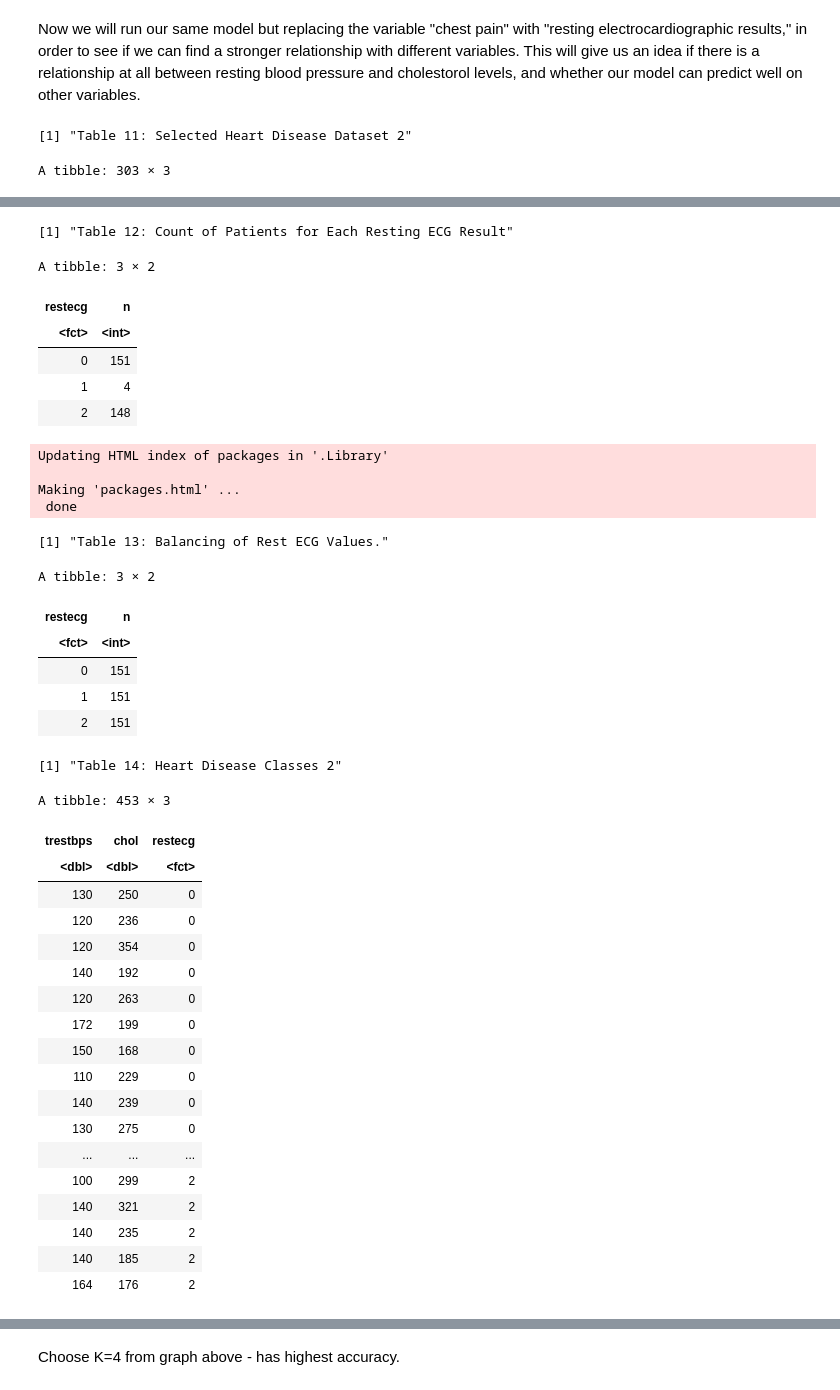
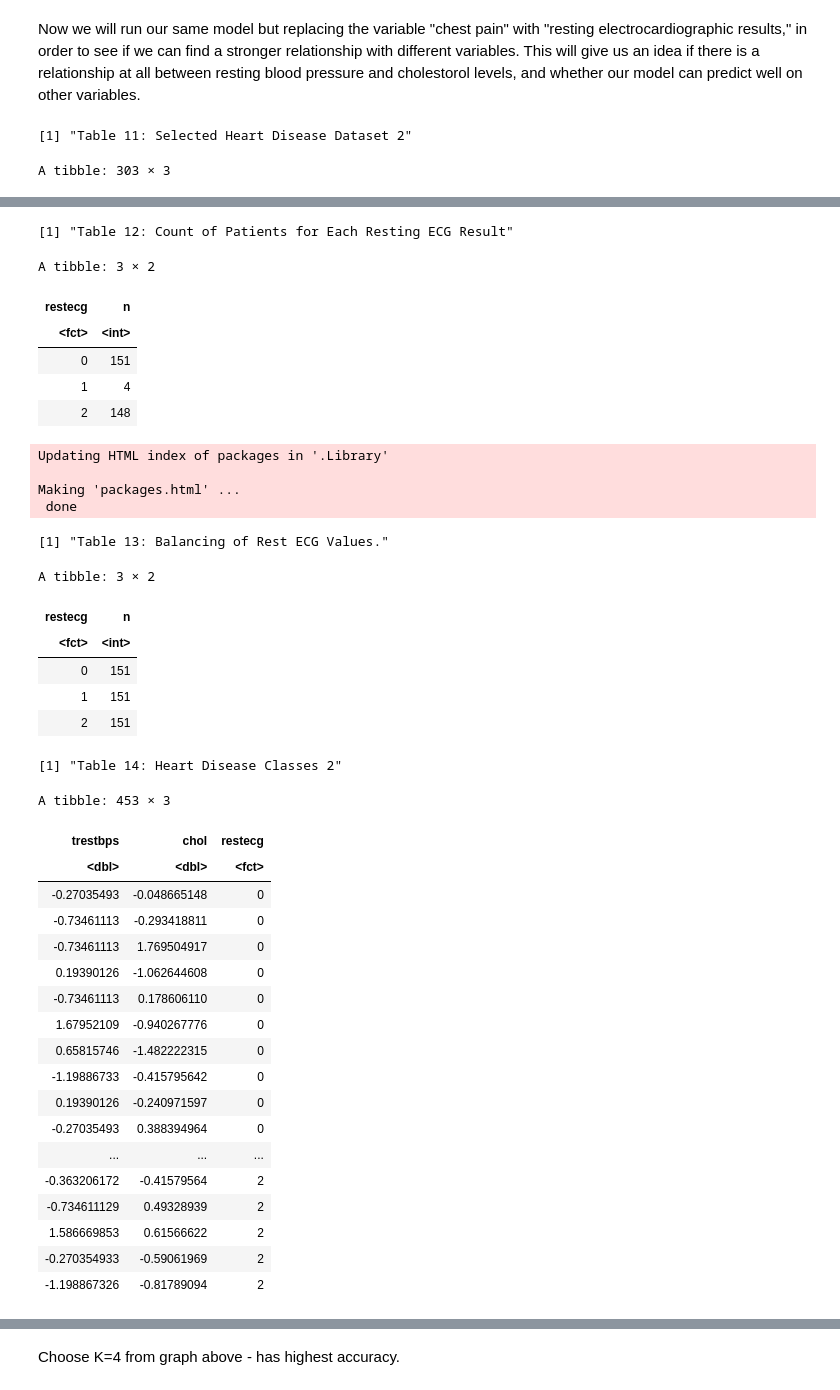
Before and after one commit to Ellaj1/Group-31, a Jupyter notebook: Group31_Ella.ipynb, the cells around one changed output, grey strips where cells are left out. Cells and saved outputs as stored; diff of their text form; code cells hidden in the pictures.

```diff
--- a/Group31_Ella.ipynb
+++ b/Group31_Ella.ipynb
@@ -410,6 +420,8 @@ library(themis)
 
 ups_recipe_2 <- recipe(restecg ~ ., data = heart_disease_select_2) |>
 step_upsample(restecg, over_ratio = 1, skip = FALSE) |>
+step_center(all_predictors())|>
+step_scale(all_predictors())|>
 prep()
 
 print("Table 13: Balancing of Rest ECG Values.")
@@ -439,49 +451,49 @@ A tibble: 303 × 3
 | 130 | 254 | 4 |
 | 140 | 203 | 4 |
 | ... | ... | ... |
 | 110 | 264 | 1 |
 | 144 | 193 | 4 |
 | 130 | 131 | 4 |
 | 130 | 236 | 2 |
 | 138 | 175 | 3 |
 [1] "Table 12: Count of Patients for Each Resting ECG Result"
 A tibble: 3 × 2
 | restecg | n |
 | <fct> | <int> |
 | 0 | 151 |
 | 1 | 4 |
 | 2 | 148 |
 Updating HTML index of packages in '.Library'
 
 Making 'packages.html' ...
  done
 [1] "Table 13: Balancing of Rest ECG Values."
 A tibble: 3 × 2
 | restecg | n |
 | <fct> | <int> |
 | 0 | 151 |
 | 1 | 151 |
 | 2 | 151 |
 [1] "Table 14: Heart Disease Classes 2"
 A tibble: 453 × 3
 | trestbps | chol | restecg |
 | <dbl> | <dbl> | <fct> |
-| 130 | 250 | 0 |
-| 120 | 236 | 0 |
-| 120 | 354 | 0 |
-| 140 | 192 | 0 |
-| 120 | 263 | 0 |
-| 172 | 199 | 0 |
-| 150 | 168 | 0 |
-| 110 | 229 | 0 |
-| 140 | 239 | 0 |
-| 130 | 275 | 0 |
+| -0.27035493 | -0.048665148 | 0 |
+| -0.73461113 | -0.293418811 | 0 |
+| -0.73461113 | 1.769504917 | 0 |
+| 0.19390126 | -1.062644608 | 0 |
+| -0.73461113 | 0.178606110 | 0 |
+| 1.67952109 | -0.940267776 | 0 |
+| 0.65815746 | -1.482222315 | 0 |
+| -1.19886733 | -0.415795642 | 0 |
+| 0.19390126 | -0.240971597 | 0 |
+| -0.27035493 | 0.388394964 | 0 |
 | ... | ... | ... |
-| 100 | 299 | 2 |
-| 140 | 321 | 2 |
-| 140 | 235 | 2 |
-| 140 | 185 | 2 |
-| 164 | 176 | 2 |
+| -0.363206172 | -0.41579564 | 2 |
+| -0.734611129 | 0.49328939 | 2 |
+| 1.586669853 | 0.61566622 | 2 |
+| -0.270354933 | -0.59061969 | 2 |
+| -1.198867326 | -0.81789094 | 2 |
 # %%
 set.seed(3456)
 
```
Also changed, not shown: parts of 17 cells of this notebook.
